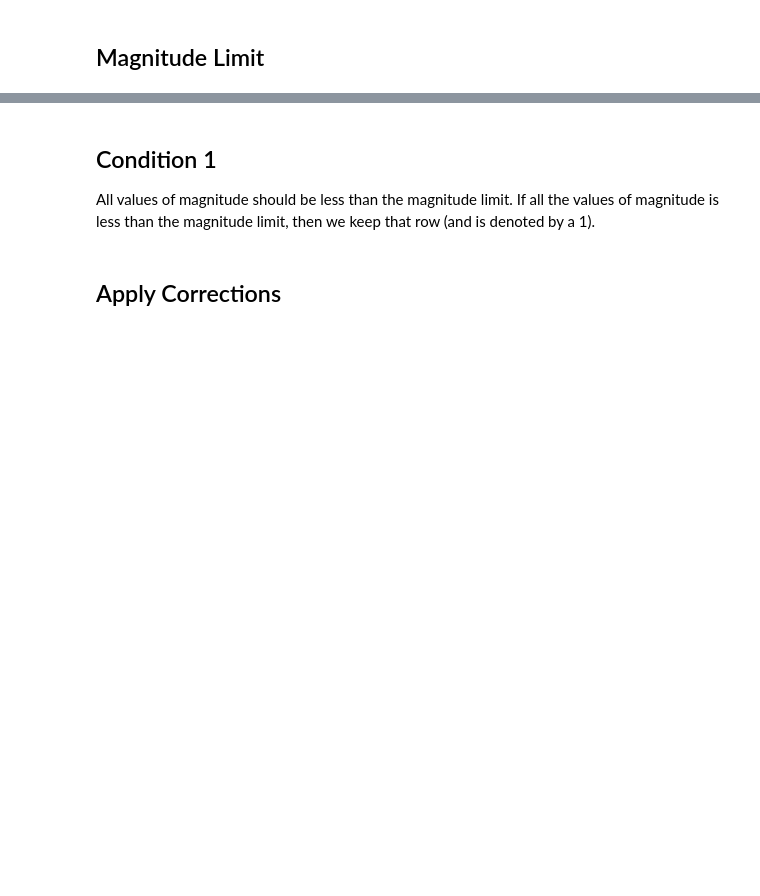
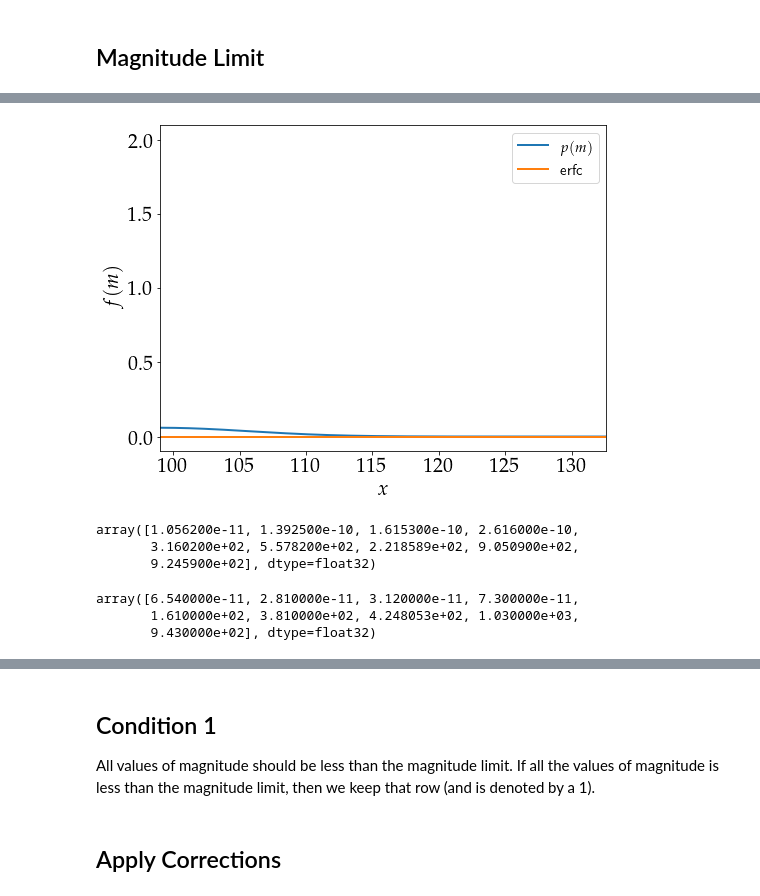
Before and after one commit to Harry45/BHM-nz, a Jupyter notebook: bhm/playground_1.ipynb, the cells around one changed output, grey strips where cells are left out. Drawn from its saved outputs; the diff is of its cells as text; code cells hidden in the pictures; blank space fills up the shorter version.

```diff
--- a/bhm/playground.ipynb
+++ b/bhm/playground_1.ipynb
@@ -230,0 +285,24 @@ df_mag_lim.head()
+# %%
+value = 99
+error = 6.722656
+mag_dist = norm(value, error)
+mag_grid = np.linspace(15, value + 5*error, 1000)
+mag_pdf = mag_dist.pdf(mag_grid)
+mag_cdf = mag_dist.cdf(mag_grid)
+# %%
+mag_erf = 2 * mag_dist.cdf(np.sqrt(2) * mag_grid) - 1
+mag_erfc = 1 - mag_erf
+# %%
+plt.figure(figsize=(8,6))
+plt.plot(mag_grid, mag_pdf, lw=2, label = r'$p(m)$')
+# plt.plot(mag_grid, mag_erf, lw=2, label = 'erf')
+plt.plot(mag_grid, mag_erfc, lw=2, label = 'erfc')
+plt.ylabel(r'$f(m)$', fontsize = fontSize)
+plt.xlabel(r'$x$', fontsize = fontSize)
+plt.tick_params(axis='x', labelsize=fontSize)
+plt.tick_params(axis='y', labelsize=fontSize)
+plt.legend(loc = 'best',prop={'family':'sans-serif', 'size':15})
+plt.xlim(value, max(mag_grid))
+plt.show()
+# %% [output]
+[figure, added]
@@ -230,0 +323,12 @@ df_mag_lim.head()
+# %%
+f_example
+# %% [output]
+array([1.056200e-11, 1.392500e-10, 1.615300e-10, 2.616000e-10,
+       3.160200e+02, 5.578200e+02, 2.218589e+02, 9.050900e+02,
+       9.245900e+02], dtype=float32)
+# %%
+ferr_example
+# %% [output]
+array([6.540000e-11, 2.810000e-11, 3.120000e-11, 7.300000e-11,
+       1.610000e+02, 3.810000e+02, 4.248053e+02, 1.030000e+03,
+       9.430000e+02], dtype=float32)
```
Also changed, not shown: parts of 22 cells of this notebook, 7 other files.
